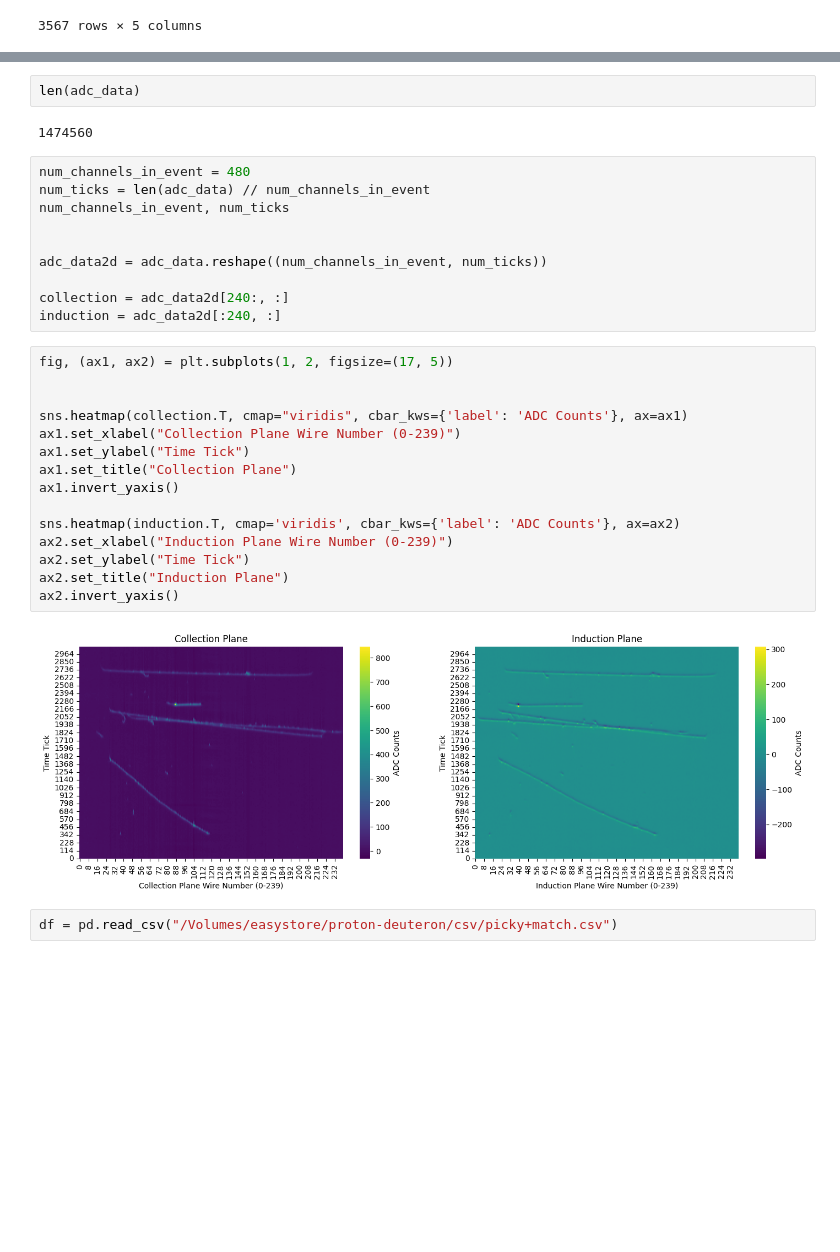
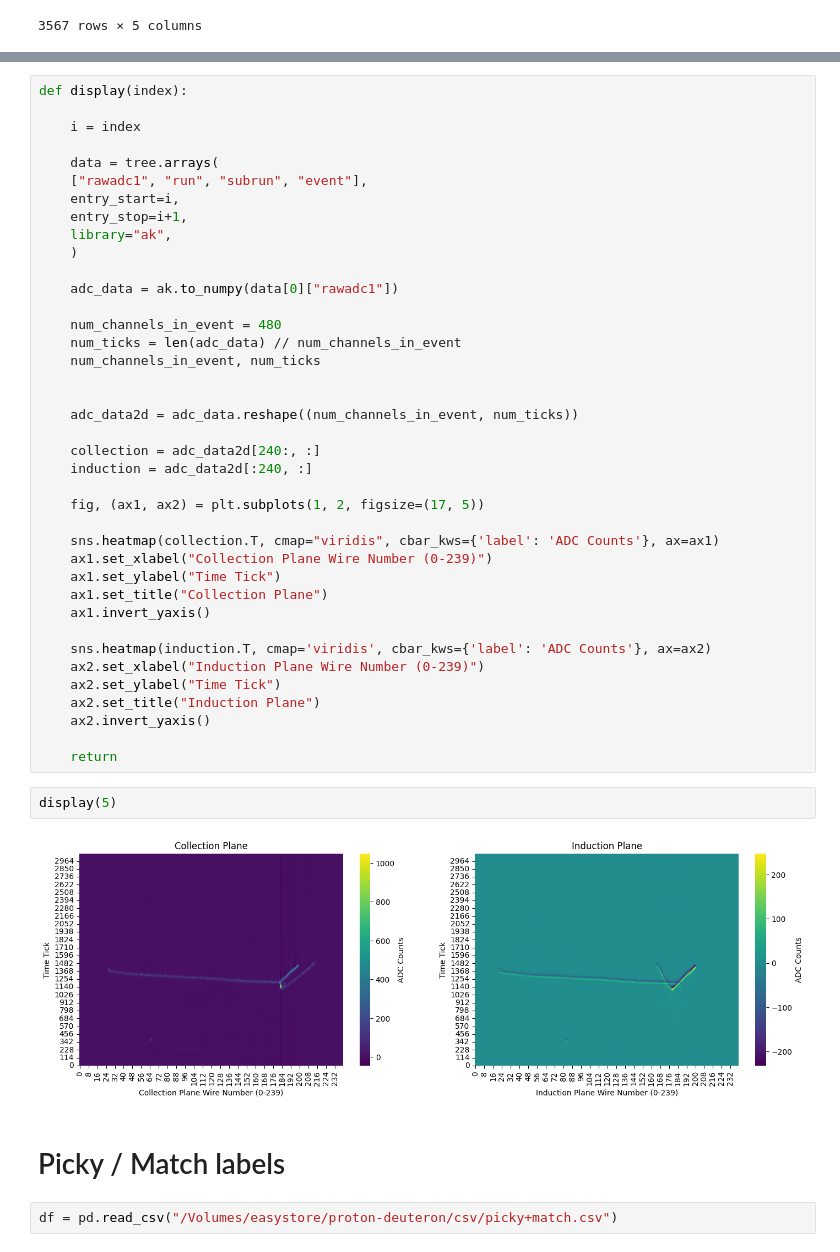
Before and after one commit to mohummudh/proton-deuteron, a Jupyter notebook: kaons/data.ipynb, the cells around one changed output, grey strips where cells are left out. Saved outputs shown, nothing was run; the diff lists cells and outputs as text; blank space fills up the shorter version.

```diff
--- a/kaons/data.ipynb
+++ b/kaons/data.ipynb
@@ -81,34 +70,48 @@ adc_data = ak.to_numpy(data[0]["rawadc1"])
-# %%
-len(adc_data)
-# %% [output]
-1474560
-# %%
-num_channels_in_event = 480
-num_ticks = len(adc_data) // num_channels_in_event
-num_channels_in_event, num_ticks
-
-
-adc_data2d = adc_data.reshape((num_channels_in_event, num_ticks))
-
-collection = adc_data2d[240:, :]
-induction = adc_data2d[:240, :]
-# %%
-fig, (ax1, ax2) = plt.subplots(1, 2, figsize=(17, 5))
-
-
-sns.heatmap(collection.T, cmap="viridis", cbar_kws={'label': 'ADC Counts'}, ax=ax1)
-ax1.set_xlabel("Collection Plane Wire Number (0-239)")
-ax1.set_ylabel("Time Tick")
-ax1.set_title("Collection Plane")
-ax1.invert_yaxis()
-
-sns.heatmap(induction.T, cmap='viridis', cbar_kws={'label': 'ADC Counts'}, ax=ax2)
-ax2.set_xlabel("Induction Plane Wire Number (0-239)")
-ax2.set_ylabel("Time Tick")
-ax2.set_title("Induction Plane")
-ax2.invert_yaxis()
-# %% [output]
-[figure, removed]
+# %%
+def display(index):
+
+    i = index
+
+    data = tree.arrays(
+    ["rawadc1", "run", "subrun", "event"],
+    entry_start=i,
+    entry_stop=i+1,
+    library="ak",
+    )
+
+    adc_data = ak.to_numpy(data[0]["rawadc1"])
+
+    num_channels_in_event = 480
+    num_ticks = len(adc_data) // num_channels_in_event
+    num_channels_in_event, num_ticks
+
+
+    adc_data2d = adc_data.reshape((num_channels_in_event, num_ticks))
+
+    collection = adc_data2d[240:, :]
+    induction = adc_data2d[:240, :]
+
+    fig, (ax1, ax2) = plt.subplots(1, 2, figsize=(17, 5))
+
+    sns.heatmap(collection.T, cmap="viridis", cbar_kws={'label': 'ADC Counts'}, ax=ax1)
+    ax1.set_xlabel("Collection Plane Wire Number (0-239)")
+    ax1.set_ylabel("Time Tick")
+    ax1.set_title("Collection Plane")
+    ax1.invert_yaxis()
+
+    sns.heatmap(induction.T, cmap='viridis', cbar_kws={'label': 'ADC Counts'}, ax=ax2)
+    ax2.set_xlabel("Induction Plane Wire Number (0-239)")
+    ax2.set_ylabel("Time Tick")
+    ax2.set_title("Induction Plane")
+    ax2.invert_yaxis()
+
+    return
+# %%
+display(5)
+# %% [output]
+[figure, added]
+# %% [markdown]
+# Picky / Match labels
 # %%
 df = pd.read_csv("/Volumes/easystore/proton-deuteron/csv/picky+match.csv")
 # %%
```
Also changed, not shown: parts of 2 cells of this notebook, 1 other file.
